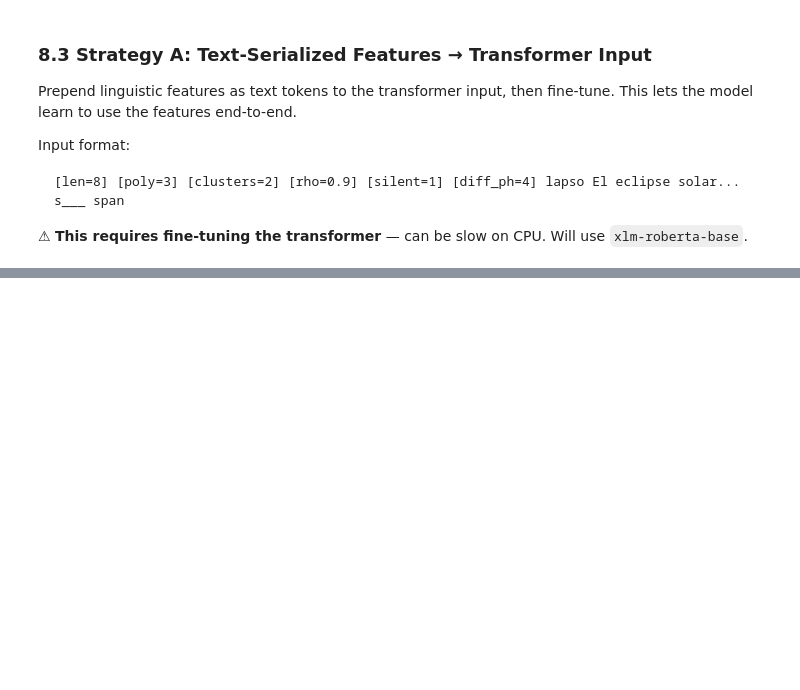
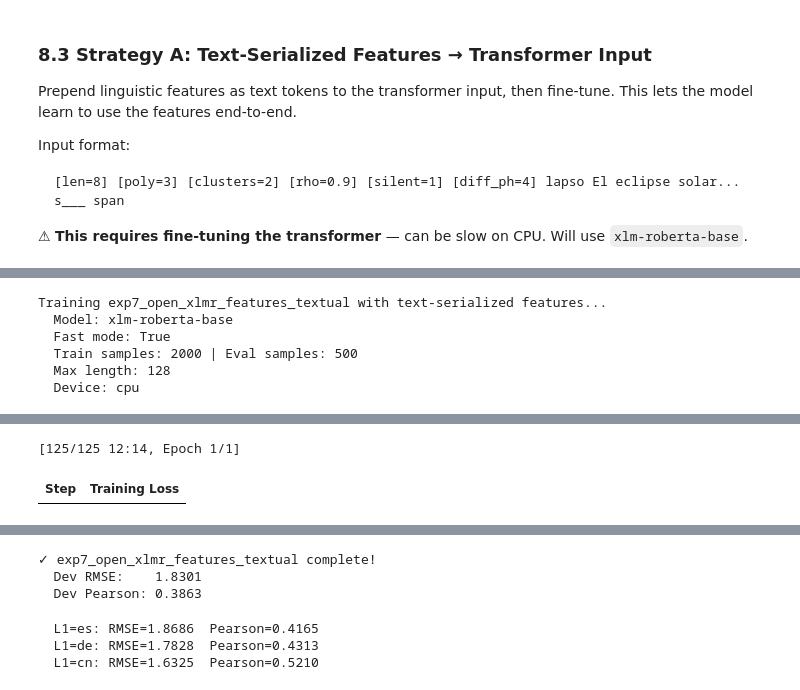
Before and after one commit to AdrianPinedaSanchez/british_council_test, a Jupyter notebook: phase1_model_improvement.ipynb, the cells around one changed output, grey strips where cells are left out. Cells and saved outputs as stored; diff of their text form; code cells hidden in the pictures; blank space fills up the shorter version.

```diff
--- a/phase1_model_improvement.ipynb
+++ b/phase1_model_improvement.ipynb
@@ -2160,11 +2524,16 @@ Sample input length (chars): 245
 # %%
 # ==============================================================================
-# Strategy A: Fine-tune xlm-roberta-base with augmented input
+# Strategy A: Fine-tune xlm-roberta-base with augmented input (FAST MODE)
 # ==============================================================================
 # ⚠ This cell trains a transformer. On CPU it may take 2-4 hours.
-#   On GPU (e.g., Colab T4), ~20-30 minutes.
+#   FAST MODE uses smaller samples and shorter sequences for quick iteration.
 
 import sys
+from pathlib import Path
+
+from sklearn.metrics import root_mean_squared_error
+from scipy.stats import pearsonr
+
 sys.path.insert(0, "bea2026st")
 from utils import compute_metrics, cleanup_trainer_memory
 
@@ -2172,37 +2541,57 @@ from transformers import (
     AutoTokenizer, AutoModelForSequenceClassification,
     TrainingArguments, Trainer, DataCollatorWithPadding,
     set_seed,
-)
+ )
 
 set_seed(42)
+
+# Define target variable for dev set
+y_dev = dev["GLMM_score"].values
 
 PRETRAINED = "xlm-roberta-base"
 MODEL_NAME = "exp7_open_xlmr_features_textual"
 OUTPUT_DIR = Path("bea2026st/models") / MODEL_NAME
 
+# --- Speed knobs ---
+FAST_MODE = True
+MAX_TRAIN_SAMPLES = 2000 if FAST_MODE else None
+MAX_EVAL_SAMPLES = 500 if FAST_MODE else None
+MAX_LENGTH = 128 if FAST_MODE else 256
+NUM_EPOCHS = 1 if FAST_MODE else 5
+TRAIN_BATCH = 16 if FAST_MODE else 32
+EVAL_BATCH = 32 if FAST_MODE else 32
+
 tokenizer = AutoTokenizer.from_pretrained(PRETRAINED, use_fast=True)
 
 # Tokenize augmented input
 tokenized_augmented = hf_dataset_augmented.map(
-    lambda x: tokenizer(x["input_text"], truncation=True, max_length=256),
+    lambda x: tokenizer(x["input_text"], truncation=True, max_length=MAX_LENGTH),
     batched=True,
     desc="Tokenizing augmented input",
 )
 
-# Training arguments — conservative for CPU
+# Optionally downsample for speed
+train_ds = tokenized_augmented["train"]
+eval_ds = tokenized_augmented["validation"]
+if MAX_TRAIN_SAMPLES:
+    train_ds = train_ds.select(range(min(MAX_TRAIN_SAMPLES, len(train_ds))))
+if MAX_EVAL_SAMPLES:
+    eval_ds = eval_ds.select(range(min(MAX_EVAL_SAMPLES, len(eval_ds))))
+
+# Training arguments — fast iteration
 training_args = TrainingArguments(
     output_dir=str(OUTPUT_DIR),
-    eval_strategy="epoch",
-    save_strategy="epoch",
-    logging_strategy="epoch",
+    eval_strategy="no" if FAST_MODE else "epoch",
+    save_strategy="no" if FAST_MODE else "epoch",
+    logging_strategy="no" if FAST_MODE else "epoch",
     save_total_limit=1,
-    num_train_epochs=5,
-    per_device_train_batch_size=32,
-    per_device_eval_batch_size=32,
+    num_train_epochs=NUM_EPOCHS,
+    per_device_train_batch_size=TRAIN_BATCH,
+    per_device_eval_batch_size=EVAL_BATCH,
     learning_rate=3e-5,
     weight_decay=0.01,
-    warmup_ratio=0.1,
-    load_best_model_at_end=True,
+    warmup_ratio=0.0 if FAST_MODE else 0.1,
+    load_best_model_at_end=not FAST_MODE,
     metric_for_best_model="rmse",
     greater_is_better=False,
     report_to="none",
@@ -2217,16 +2606,17 @@ trainer = Trainer(
         PRETRAINED, num_labels=1
     ),
     args=training_args,
-    train_dataset=tokenized_augmented["train"],
-    eval_dataset=tokenized_augmented["validation"],
+    train_dataset=train_ds,
+    eval_dataset=eval_ds,
     data_collator=data_collator,
     compute_metrics=compute_metrics,
 )
 
 print(f"Training {MODEL_NAME} with text-serialized features...")
 print(f"  Model: {PRETRAINED}")
-print(f"  Input example: {tokenized_augmented['train'][0]['input_text'][:120]}...")
-print(f"  Max token length: {max(len(x['input_ids']) for x in tokenized_augmented['train'])}")
+print(f"  Fast mode: {FAST_MODE}")
+print(f"  Train samples: {len(train_ds)} | Eval samples: {len(eval_ds)}")
+print(f"  Max length: {MAX_LENGTH}")
 print(f"  Device: {'cuda' if torch.cuda.is_available() else 'cpu'}")
 
 # Train!
@@ -2242,9 +2632,10 @@ print(f"  Dev Pearson: {eval_metrics['eval_pearson']:.4f}")
 trainer.save_model(OUTPUT_DIR)
 tokenizer.save_pretrained(OUTPUT_DIR)
 
-# Per-L1 predictions
+# Per-L1 predictions — use FULL dev set for metrics
+full_dev_ds = tokenized_augmented["validation"]
 with torch.no_grad():
-    strat_a_preds = trainer.predict(tokenized_augmented["validation"]).predictions.flatten()
+    strat_a_preds = trainer.predict(full_dev_ds).predictions.flatten()
 
 strat_a_results = []
 for lang in ["es", "de", "cn"]:
@@ -2258,3 +2649,4 @@ strat_a_results_df = pd.DataFrame(strat_a_results)
 
 # Cleanup
 cleanup_trainer_memory(trainer, tokenized_augmented)
+# %% [output]
@@ -2260,0 +2672,6 @@ cleanup_trainer_memory(trainer, tokenized_augmented)
+Training exp7_open_xlmr_features_textual with text-serialized features...
+  Model: xlm-roberta-base
+  Fast mode: True
+  Train samples: 2000 | Eval samples: 500
+  Max length: 128
+  Device: cpu
@@ -2260,0 +2696,2 @@ cleanup_trainer_memory(trainer, tokenized_augmented)
+[125/125 12:14, Epoch 1/1]
+| Step | Training Loss |
@@ -2260,0 +2699,6 @@ cleanup_trainer_memory(trainer, tokenized_augmented)
+✓ exp7_open_xlmr_features_textual complete!
+  Dev RMSE:    1.8301
+  Dev Pearson: 0.3863
+  L1=es: RMSE=1.8686  Pearson=0.4165
+  L1=de: RMSE=1.7828  Pearson=0.4313
+  L1=cn: RMSE=1.6325  Pearson=0.5210
```
Also changed, not shown: parts of 34 cells of this notebook, 17 other files.
